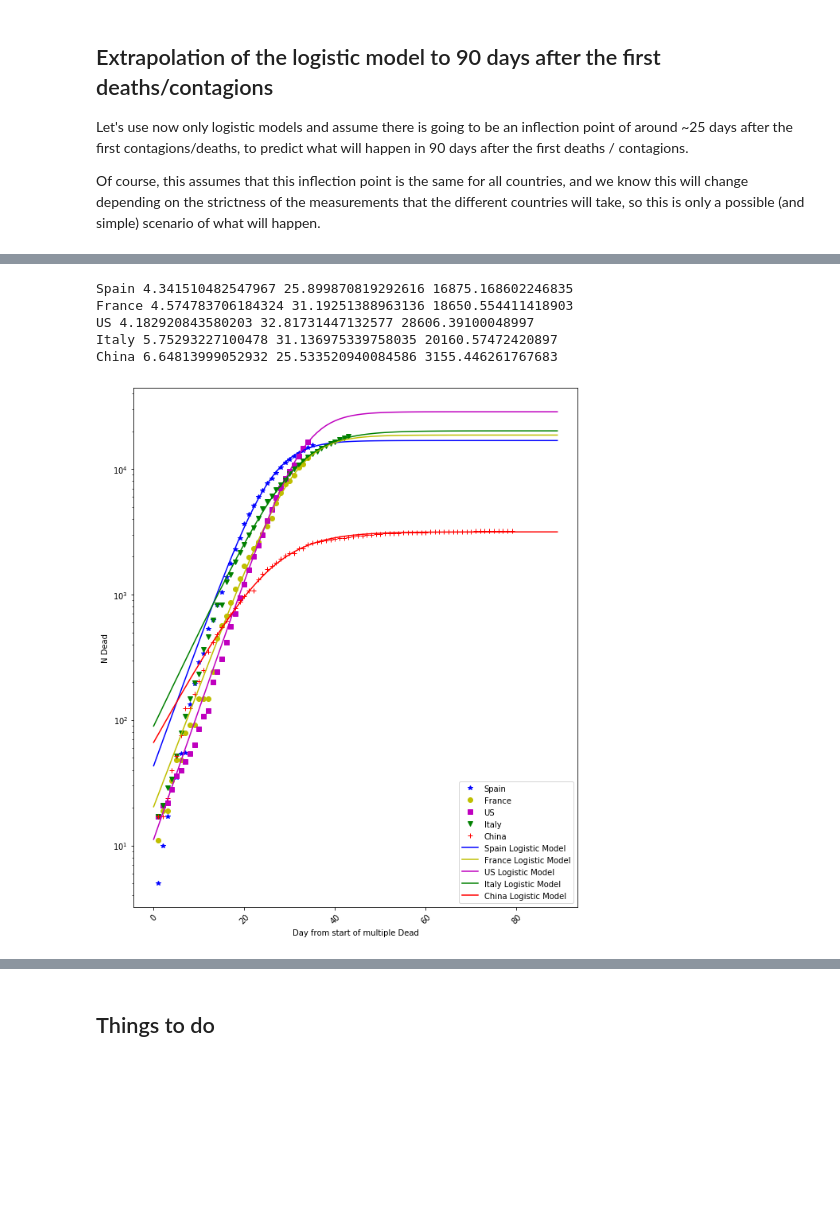
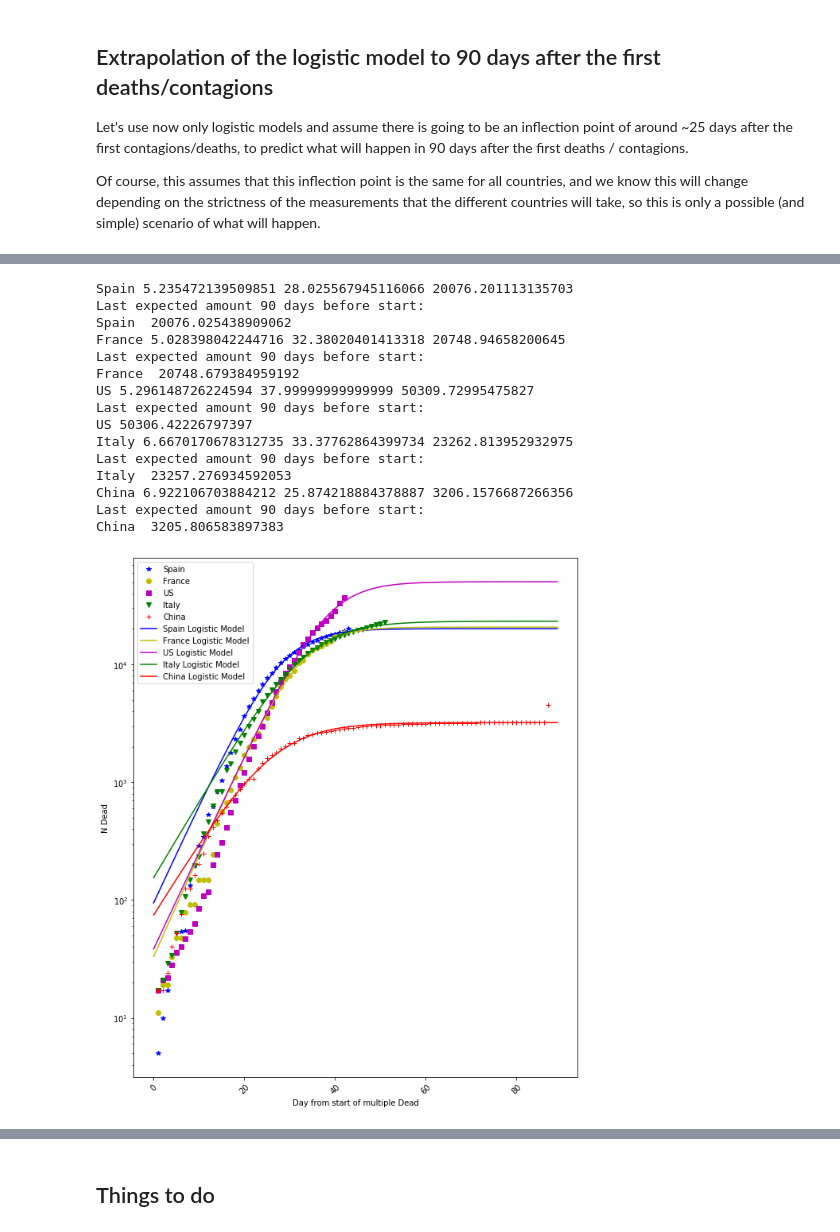
Before and after one commit to bascaso/bego.ascaso.work-gmail.com, a Jupyter notebook: infected_deaths_time_normalized.ipynb, the cells around one changed output, grey strips where cells are left out. Saved outputs shown, nothing was run; the diff lists cells and outputs as text; code cells hidden in the pictures; blank space fills up the shorter version.

```diff
--- a/infected_deaths_time_normalized.ipynb
+++ b/infected_deaths_time_normalized.ipynb
@@ -263,38 +285,50 @@ def plot_extrapolated_logistic_model(df,label='Contagious',inflexion=25):
 
     xxS = np.array(df['DayStartSpain'][df['DayStartSpain']>0])
     yyS = np.array(df['Spain'][df['DayStartSpain']>0])
-    popt, pcov = curve_fit(logistic_model, xxS, yyS, bounds=([4,inflexion-5,100], [10., inflexion+5, 1000000.]))
-#    popt, pcov = curve_fit(logistic_model, xxS, yyS, bounds=([4,1,100], [10., 100, 1000000.]))
+    popt, pcov = curve_fit(logistic_model, xxS, yyS, bounds=([1,inflexion-10,100], [10., inflexion+10, 1000000.]))
+#    popt, pcov = curve_fit(logistic_model, xxS, yyS, bounds=([1,10,100], [10., 100, 1000000.]))
+
     plt.plot(xxPredictions, logistic_model(xxPredictions, popt[0],popt[1],popt[2]), 'b-')
     print('Spain',popt[0],popt[1],popt[2])
+    print('Last expected amount 90 days before start:')
+    print('Spain ',logistic_model(xxPredictions, popt[0],popt[1],popt[2])[-1])
 
     xxF = np.array(df['DayStartFrance'][df['DayStartFrance']>0])
     yyF = np.array(df['France'][df['DayStartFrance']>0])
-    popt, pcov = curve_fit(logistic_model, xxF, yyF, bounds=([4,inflexion-5,100], [10., inflexion+5, 1000000.]))
+    popt, pcov = curve_fit(logistic_model, xxF, yyF, bounds=([1,inflexion-10,100], [10., inflexion+10, 1000000.]))
 #    popt, pcov = curve_fit(logistic_model, xxF, yyF, bounds=([4,1,100], [10., 100, 100000.]))
     plt.plot(xxPredictions, logistic_model(xxPredictions, popt[0],popt[1],popt[2]), 'y-')#
     print('France',popt[0],popt[1],popt[2])
+    print('Last expected amount 90 days before start:')
+    print('France ',logistic_model(xxPredictions, popt[0],popt[1],popt[2])[-1])
 
     xxW = np.array(df['DayStartUS'][df['DayStartUS']>0])
     yyW = np.array(df['WholeUS'][df['DayStartUS']>0])
-    popt, pcov = curve_fit(logistic_model, xxW, yyW, bounds=([4,inflexion-10,100], [10., inflexion+10, 1000000.]))
+    popt, pcov = curve_fit(logistic_model, xxW, yyW, bounds=([1,inflexion-10,100], [10., inflexion+10, 1000000.]))
 #    popt, pcov = curve_fit(logistic_model, xxW, yyW, bounds=([4,1,100], [10.,100, 1000000.]))
     plt.plot(xxPredictions, logistic_model(xxPredictions, *popt), 'm-')#
     print('US',popt[0],popt[1],popt[2])
+    print('Last expected amount 90 days before start:')
+    print('US',logistic_model(xxPredictions, popt[0],popt[1],popt[2])[-1])
 
     xxI = np.array(df['DayStartItaly'][df['DayStartItaly']>0])
     yyI = np.array(df['Italy'][df['DayStartItaly']>0])
-    popt, pcov = curve_fit(logistic_model, xxI, yyI, bounds=([4,inflexion-5,100], [10., inflexion+5, 1000000.]))
+    popt, pcov = curve_fit(logistic_model, xxI, yyI, bounds=([1,inflexion-10,100], [10., inflexion+10, 1000000.]))
 #    popt, pcov = curve_fit(logistic_model, xxI, yyI, bounds=([4,1,100], [10., 100, 1000000.]))
     plt.plot(xxPredictions, logistic_model(xxPredictions, popt[0],popt[1],popt[2]), 'g-')#
     print('Italy',popt[0],popt[1],popt[2])
+    print('Last expected amount 90 days before start:')
+    print('Italy ',logistic_model(xxPredictions, popt[0],popt[1],popt[2])[-1])
 
     xxC = np.array(df['DayStartChina'])
     yyC = np.array(df['China'])
-    popt, pcov = curve_fit(logistic_model, xxC, yyC, bounds=([4,10,100], [10., 100, 100000.]))
+    popt, pcov = curve_fit(logistic_model, xxC, yyC, bounds=([1,10,100], [10., 100, 100000.]))
 #    popt, pcov = curve_fit(logistic_model, xxC, yyC, bounds=([4,1,100], [10., 100, 100000.]))
     plt.plot(xxPredictions, logistic_model(xxPredictions, popt[0],popt[1],popt[2]), 'r-')#
     print('China',popt[0],popt[1],popt[2])
+    print('Last expected amount 90 days before start:')
+    print('China ',logistic_model(xxPredictions, popt[0],popt[1],popt[2])[-1])
+
 
     ax.set_yscale('log')
     plt.xticks(rotation=45)
@@ -315,10 +359,20 @@ China 4.262648418027911 19.696732542008608 67755.65676412107
 # %%
-plot_extrapolated_logistic_model(df_death,label='Dead',inflexion=30)
+plot_extrapolated_logistic_model(df_death,label='Dead',inflexion=28)
 # %% [output]
-Spain 4.341510482547967 25.899870819292616 16875.168602246835
-France 4.574783706184324 31.19251388963136 18650.554411418903
-US 4.182920843580203 32.81731447132577 28606.39100048997
-Italy 5.75293227100478 31.136975339758035 20160.57472420897
-China 6.64813999052932 25.533520940084586 3155.446261767683
+Spain 5.235472139509851 28.025567945116066 20076.201113135703
+Last expected amount 90 days before start:
+Spain  20076.025438909062
+France 5.028398042244716 32.38020401413318 20748.94658200645
+Last expected amount 90 days before start:
+France  20748.679384959192
+US 5.296148726224594 37.99999999999999 50309.72995475827
+Last expected amount 90 days before start:
+US 50306.42226797397
+Italy 6.6670170678312735 33.37762864399734 23262.813952932975
+Last expected amount 90 days before start:
+Italy  23257.276934592053
+China 6.922106703884212 25.874218884378887 3206.1576687266356
+Last expected amount 90 days before start:
+China  3205.806583897383
-[figure, old version]
+[figure, new version]
 # %% [markdown]
```
Also changed, not shown: parts of 12 cells of this notebook.
